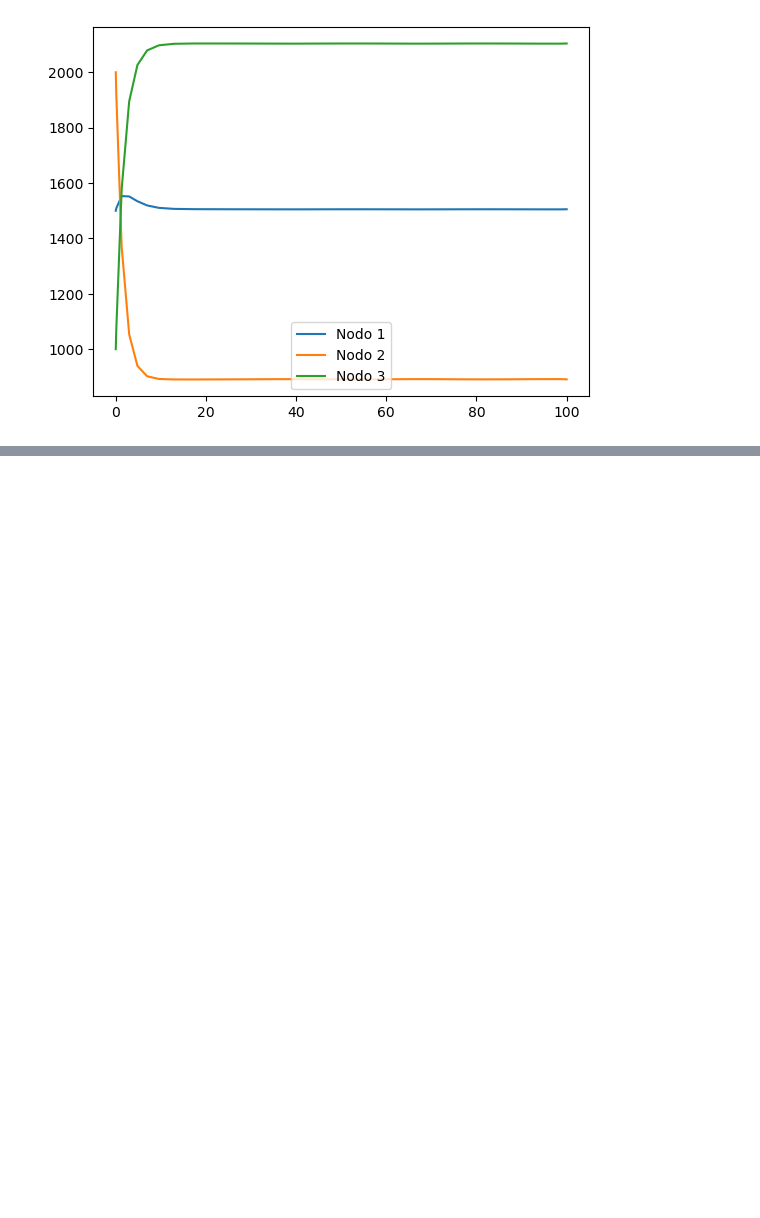
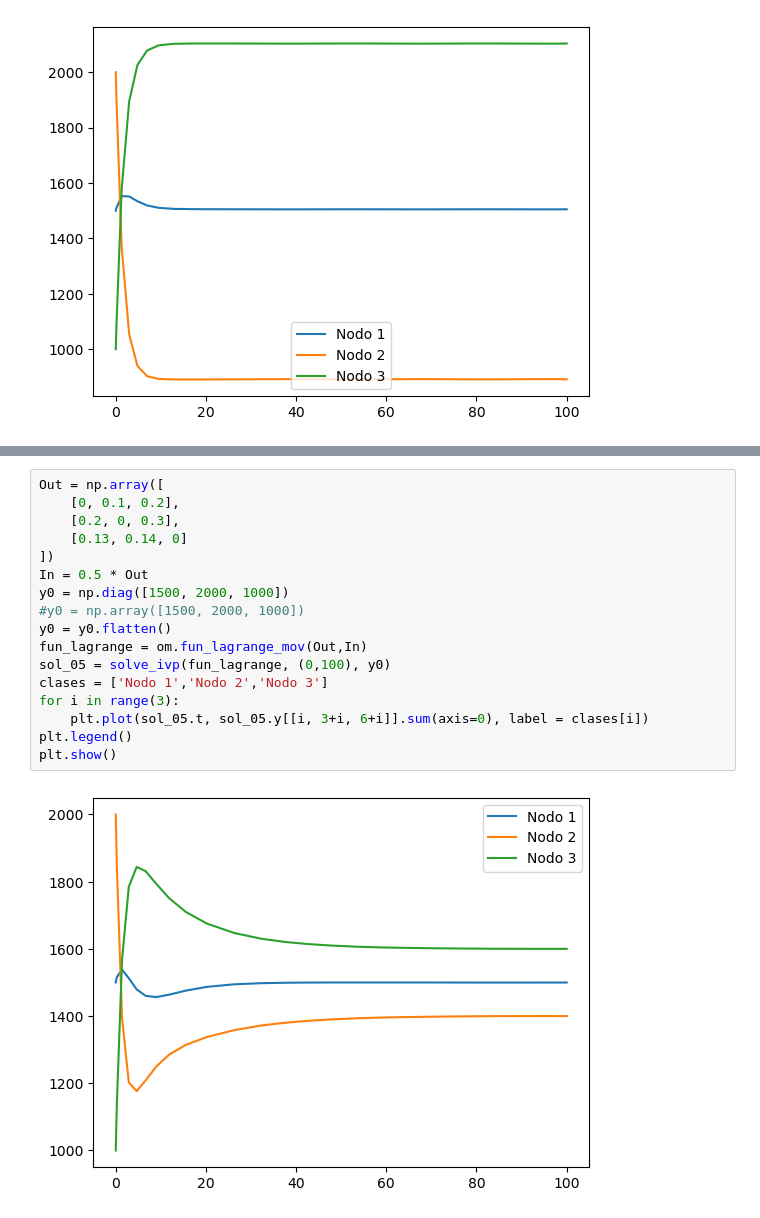
Before and after one commit to LazaroDGM/MetapopulationEpidemicModels, a Jupyter notebook: experiments/experiment_01/experiment_01.ipynb, the cells around one changed output, grey strips where cells are left out. Saved outputs shown, nothing was run; the diff lists cells and outputs as text; blank space fills up the shorter version.

Commit message:
add lagrange model

```diff
--- a/experiments/experiment_01/experiment_01.ipynb
+++ b/experiments/experiment_01/experiment_01.ipynb
@@ -134,0 +149,19 @@ plt.show()
+# %%
+Out = np.array([
+    [0, 0.1, 0.2],
+    [0.2, 0, 0.3],
+    [0.13, 0.14, 0]
+])
+In = 0.5 * Out
+y0 = np.diag([1500, 2000, 1000])
+#y0 = np.array([1500, 2000, 1000])
+y0 = y0.flatten()
+fun_lagrange = om.fun_lagrange_mov(Out,In)
+sol_05 = solve_ivp(fun_lagrange, (0,100), y0)
+clases = ['Nodo 1','Nodo 2','Nodo 3']
+for i in range(3):
+    plt.plot(sol_05.t, sol_05.y[[i, 3+i, 6+i]].sum(axis=0), label = clases[i])
+plt.legend()
+plt.show()
+# %% [output]
+[figure, added]
```
Also changed, not shown: parts of 2 cells of this notebook.
